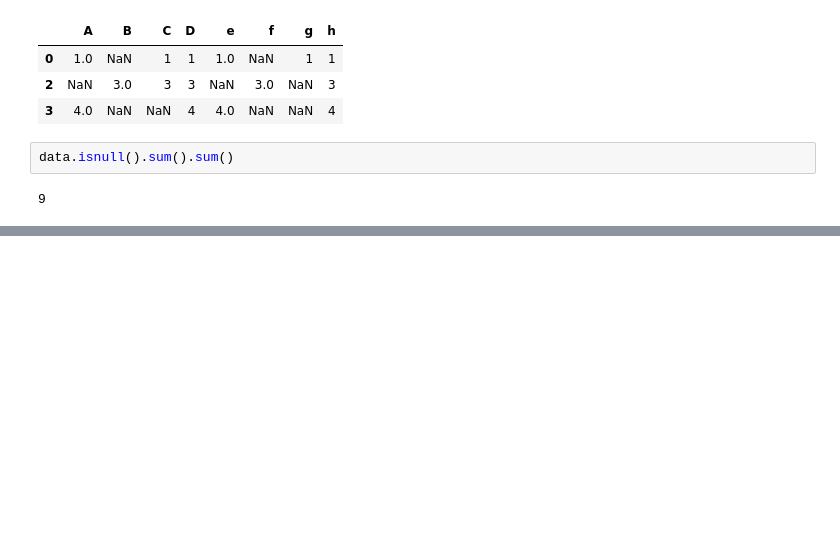
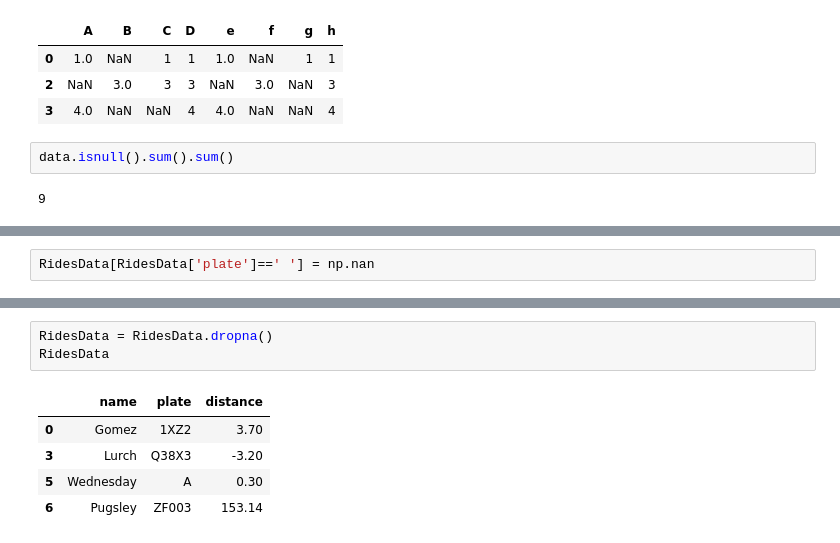
Before and after one commit to Shadmehr-radmanesh/Clean-Code, a Jupyter notebook: C1.ipynb, the cells around one changed output, grey strips where cells are left out. Drawn from its saved outputs; the diff is of its cells as text; blank space fills up the shorter version.

```diff
--- a/C1.ipynb
+++ b/C1.ipynb
@@ -311,0 +340,2 @@ data.isnull().sum().sum()
+# %%
+RidesData[RidesData['plate']==' '] = np.nan
@@ -311,0 +349,9 @@ data.isnull().sum().sum()
+# %%
+RidesData = RidesData.dropna()
+RidesData
+# %% [output]
+|  | name | plate | distance |
+| 0 | Gomez | 1XZ2 | 3.70 |
+| 3 | Lurch | Q38X3 | -3.20 |
+| 5 | Wednesday | A | 0.30 |
+| 6 | Pugsley | ZF003 | 153.14 |
```
Also changed, not shown: parts of 11 cells of this notebook, 2 other files.
